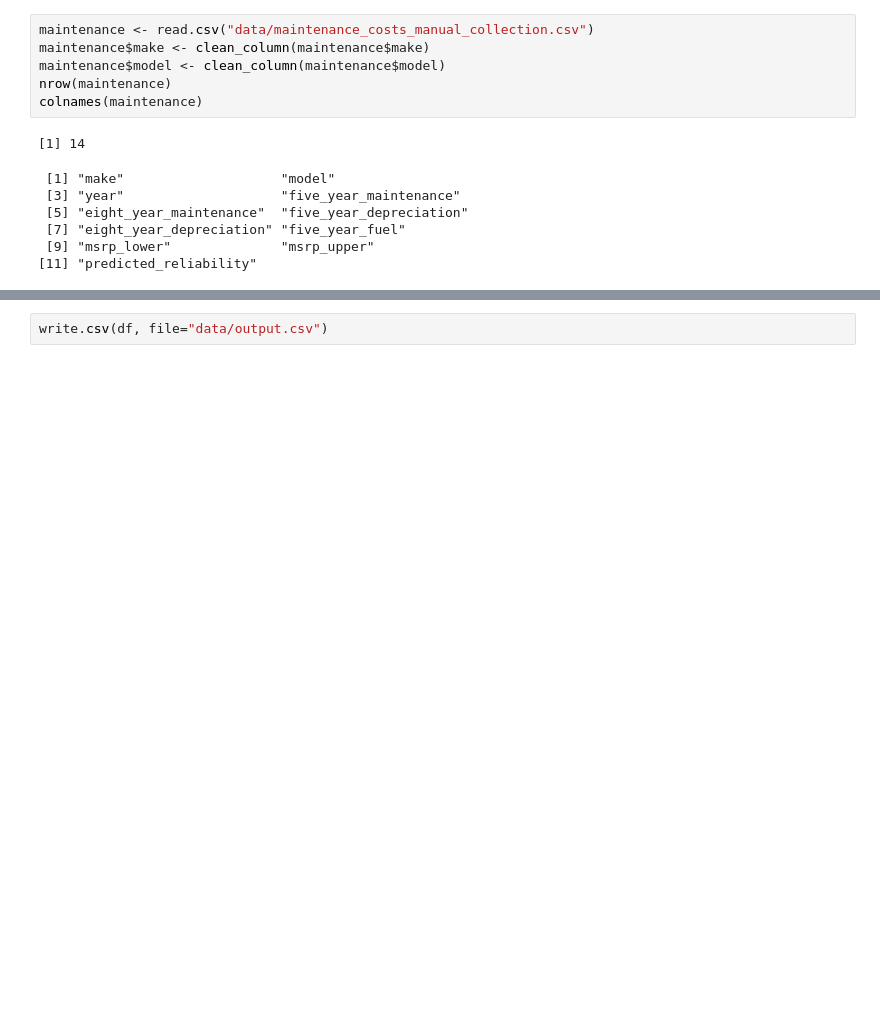
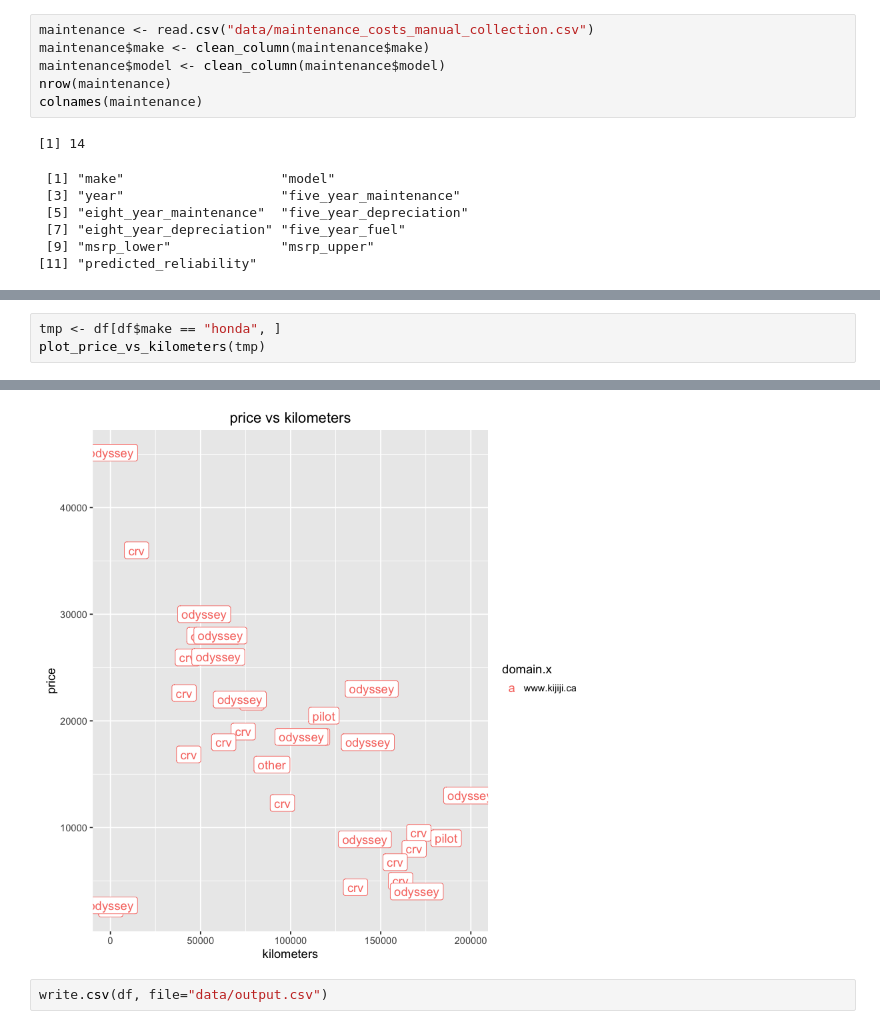
Before and after one commit to mfournierca/kijiji_car_scraper, a Jupyter notebook: analysis.R.ipynb, the cells around one changed output, grey strips where cells are left out. Drawn from its saved outputs; the diff is of its cells as text; blank space fills up the shorter version.

```diff
--- a/analysis.R.ipynb
+++ b/analysis.R.ipynb
@@ -190,0 +224,4 @@ ggplot(tmp) + geom_point(aes(x=tmp$kilometers, y=tmp$price)) + ggtitle("price vs
+# %%
+tmp <- df[df$make == "honda", ]
+plot_price_vs_kilometers(tmp)
+# %% [output]
@@ -191,2 +230,3 @@ ggplot(tmp) + geom_point(aes(x=tmp$kilometers, y=tmp$price)) + ggtitle("price vs
+[figure, added]
 # %%
 write.csv(df, file="data/output.csv")
```
Also changed, not shown: parts of 26 cells of this notebook.
